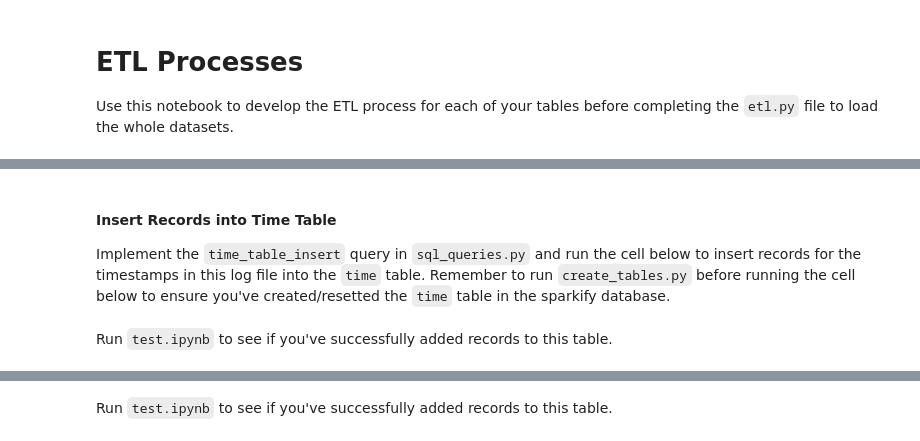
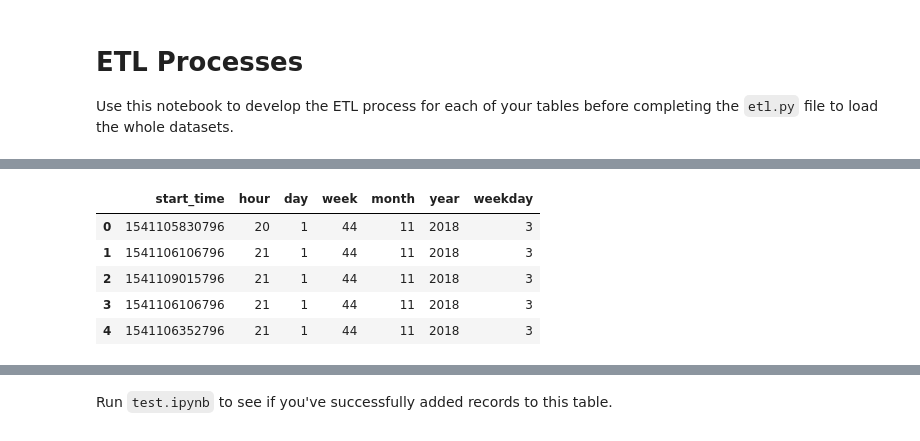
Before and after one commit to sunny0402/data-modeling-postgres, a Jupyter notebook: etl.ipynb, the cells around one changed output, grey strips where cells are left out. Cells and saved outputs as stored; diff of their text form; code cells hidden in the pictures.

```diff
--- a/etl.ipynb
+++ b/etl.ipynb
@@ -151,6 +236,7 @@ df.head()
 | NextSong | Mr Oizo | Logged In | Kaylee | F | 3 | Summers | 144.03873 | free | Phoenix-Mesa-Scottsdale, AZ | PUT | ... |
 # %%
 #Convert the ts timestamp column to datetime
-date_time_col = pd.to_datetime(df['ts'],unit="ms")
-date_time_col[0].to_pydatetime()
+timestamp_col = pd.to_datetime(df['ts'],unit="ms")
+date_time_col = timestamp_col.dt.to_pydatetime()
+timestamp_col[0],type(date_time_col), type(date_time_col.item(0)), len(timestamp_col)
 # %% [output]
@@ -158,10 +244,19 @@ datetime.datetime(2018, 11, 1, 20, 57, 10, 796000)
 # %%
 # Extract the timestamp, hour, day, week of year, month, year, and weekday from the ts column and set time_data to a list containing these values in order
 # Hint: use pandas' dt attribute to access easily datetimelike properties.
-ms_to_timestamp = pd.to_datetime(df['ts'],unit="ms")
-timestamp_to_datetime = ms_to_timestamp.values.to_pydatetime()
-type(timestamp_to_datetime)
-# date_time_values = date_time_values.values.to_pydatetime()
-# time_data = [date_time_values.dt.hour, date_time_col.dt.day, date_time_col.dt.weekofyear,
+
+# time_data = [date_time_coldt.hour, date_time_col.dt.day, date_time_col.dt.weekofyear,
 #     date_time_col.dt.month, date_time_col.dt.year, date_time_col.dt.weekday]
+
+time_data = [df['ts'].values,
+timestamp_col.dt.hour.values,
+timestamp_col.dt.day.values,
+timestamp_col.dt.weekofyear.values,
+timestamp_col.dt.month.values,
+timestamp_col.dt.year.values,
+timestamp_col.dt.weekday.values]
+
+# len(time_data), len(time_data[0])
+
+type(time_data),time_data
 # %% [output]
@@ -168,0 +278,9 @@ AttributeError: 'numpy.ndarray' object has no attribute 'to_pydatetime'
+# %%
+# Specify labels for these columns and set to column_labels
+
+column_labels = ['start_time','hour', 'day', 'week', 'month', 'year', 'weekday']
+
+# Create a dataframe, time_df, containing the time data for this file by combining column_labels and time_data into a dictionary and converting this into a dataframe
+
+dict_data =  dict(zip(column_labels,time_data))
+dict_data
@@ -178,6 +311,10 @@ column_labels = ()
 # %%
-time_df =
+time_df = pd.DataFrame(dict_data)
 time_df.head()
+# %% [output]
+|  | start_time | hour | day | week | month | year | weekday |
+| 0 | 1541105830796 | 20 | 1 | 44 | 11 | 2018 | 3 |
+| 1 | 1541106106796 | 21 | 1 | 44 | 11 | 2018 | 3 |
+| 2 | 1541109015796 | 21 | 1 | 44 | 11 | 2018 | 3 |
+| 3 | 1541106106796 | 21 | 1 | 44 | 11 | 2018 | 3 |
+| 4 | 1541106352796 | 21 | 1 | 44 | 11 | 2018 | 3 |
-# %% [markdown]
-#### Insert Records into Time Table
-Implement the `time_table_insert` query in `sql_queries.py` and run the cell below to insert records for the timestamps in this log file into the `time` table. Remember to run `create_tables.py` before running the cell below to ensure you've created/resetted the `time` table in the sparkify database.
@@ -185,5 +328,3 @@ Implement the `time_table_insert` query in `sql_queries.py` and run the cell bel
 for i, row in time_df.iterrows():
     cur.execute(time_table_insert, list(row))
     conn.commit()
-# %% [markdown]
-Run `test.ipynb` to see if you've successfully added records to this table.
```
Also changed, not shown: parts of 53 cells of this notebook, 2 other files.
